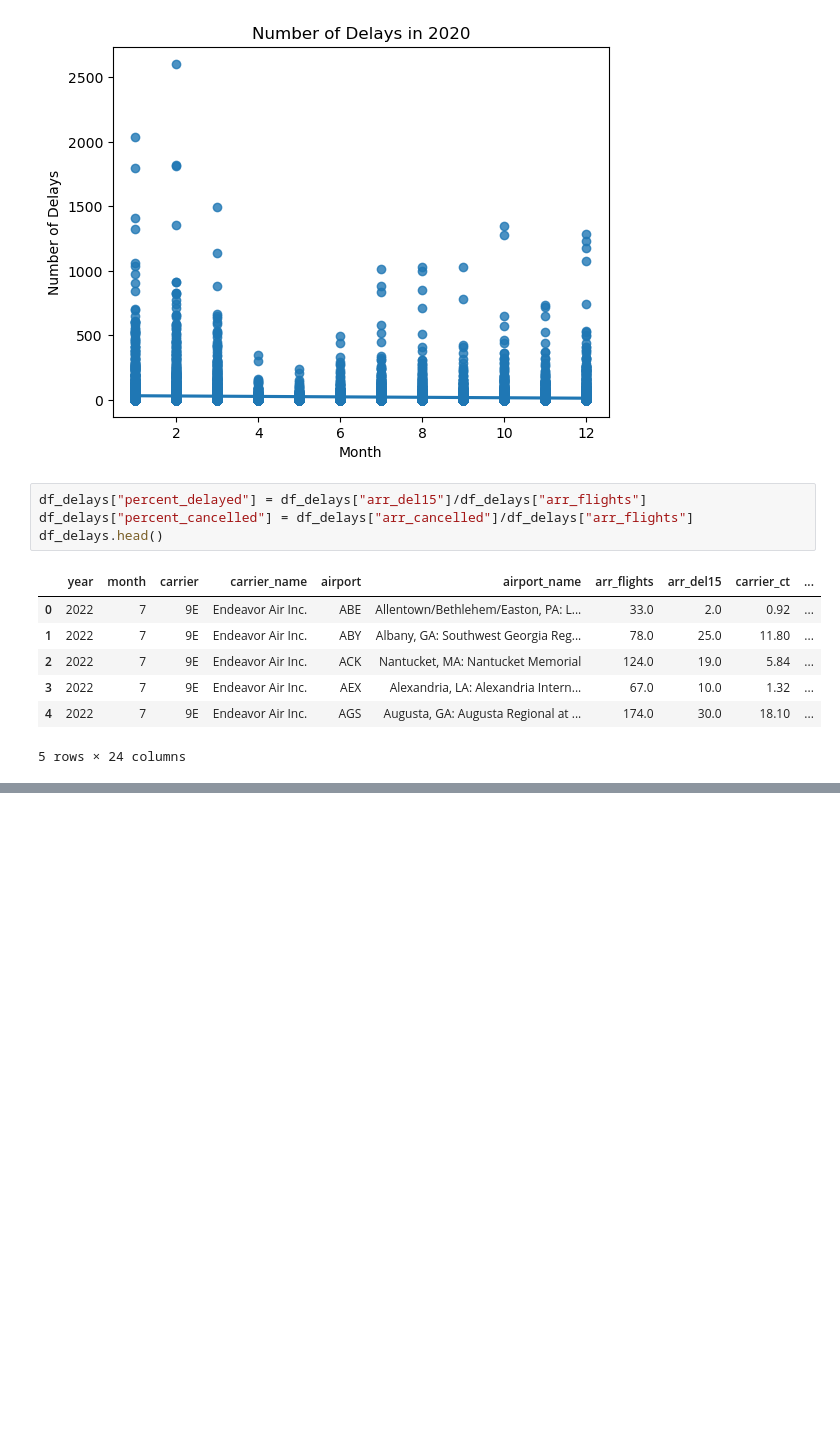
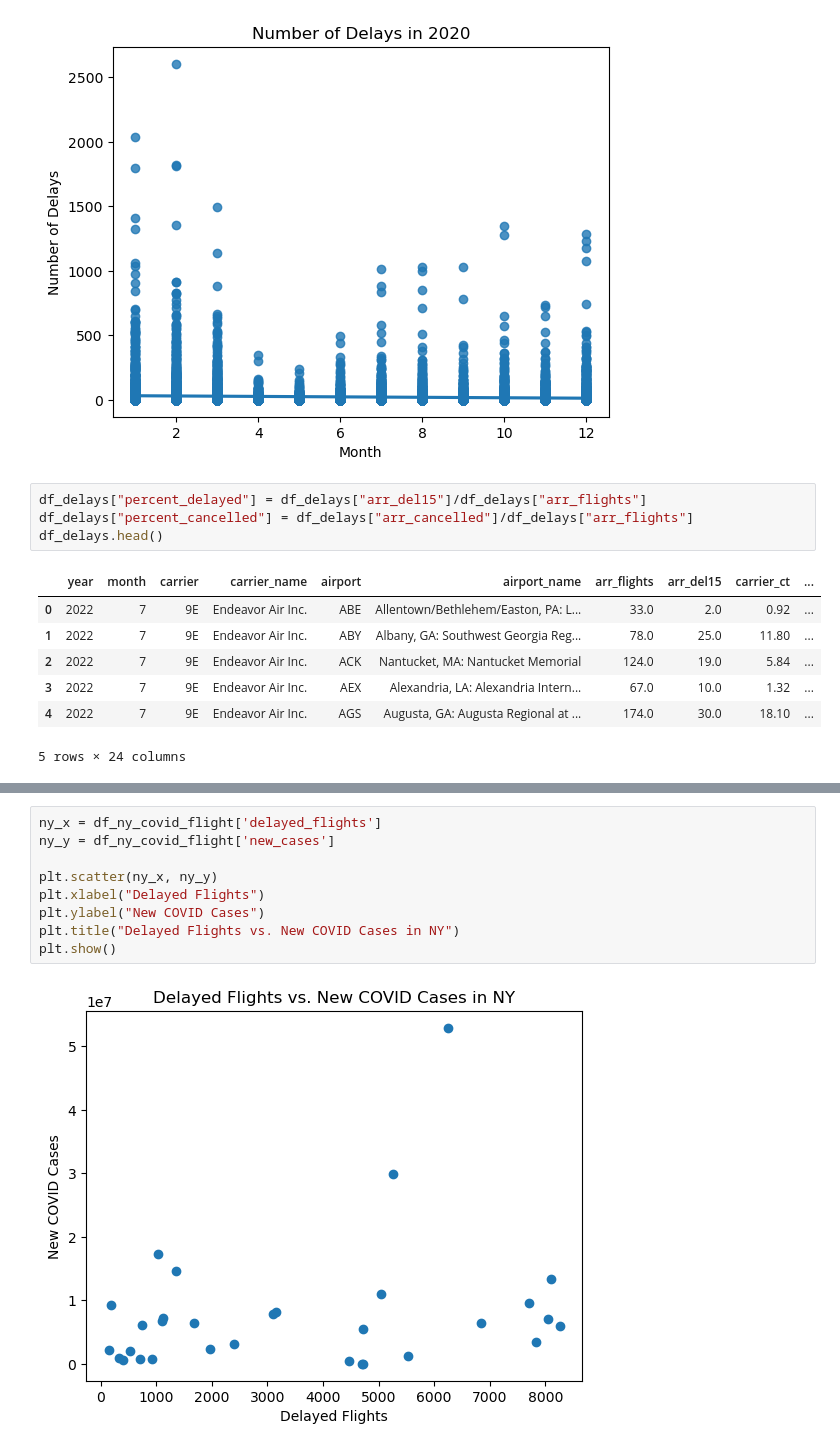
Before and after one commit to maddiklancher/2950Project, a Jupyter notebook: project2950-phase2.ipynb, the cells around one changed output, grey strips where cells are left out. Saved outputs shown, nothing was run; the diff lists cells and outputs as text; blank space fills up the shorter version.

```diff
--- a/project2950-phase2.ipynb
+++ b/project2950-phase2.ipynb
@@ -510,0 +538,11 @@ Returning data to local variable df_covid_flight
+# %%
+ny_x = df_ny_covid_flight['delayed_flights']
+ny_y = df_ny_covid_flight['new_cases']
+
+plt.scatter(ny_x, ny_y)
+plt.xlabel("Delayed Flights")
+plt.ylabel("New COVID Cases")
+plt.title("Delayed Flights vs. New COVID Cases in NY")
+plt.show()
+# %% [output]
+[figure, added]
```
Also changed, not shown: parts of 7 cells of this notebook, 2 other files.
